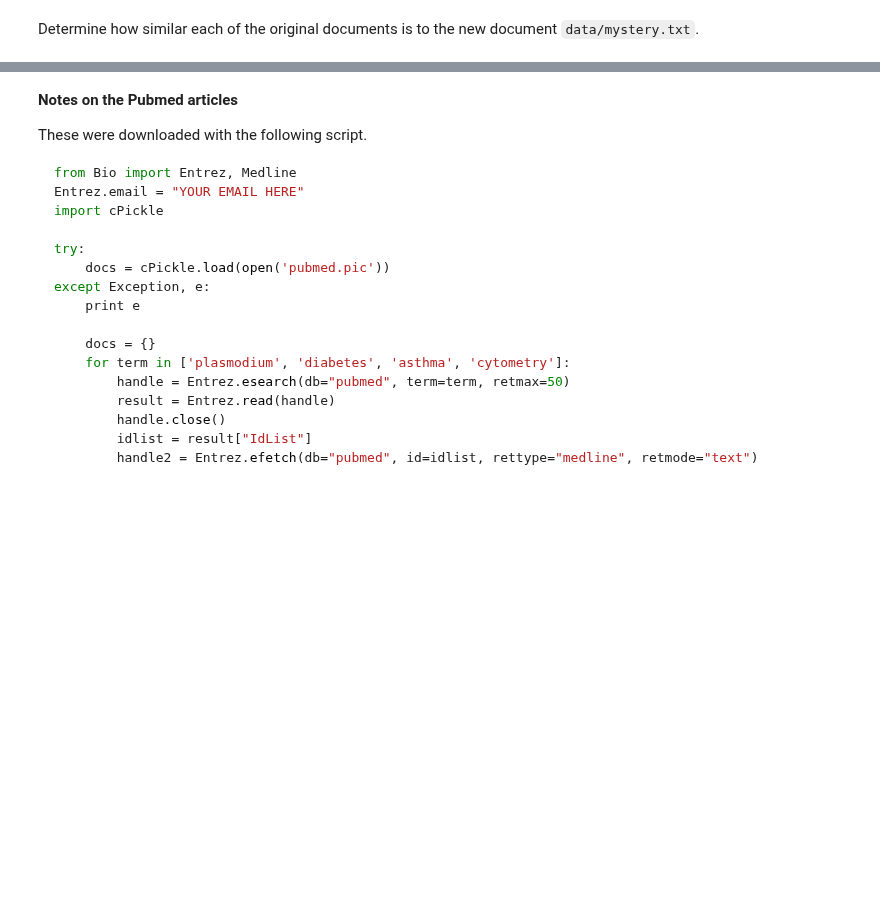
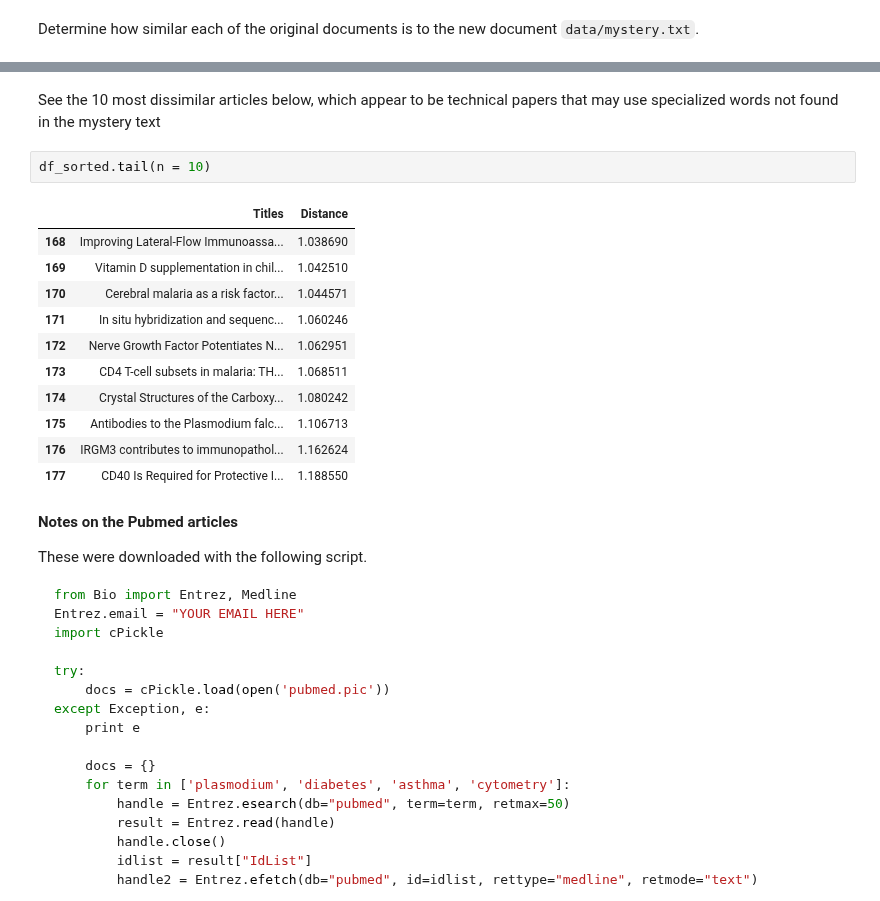
Before and after one commit to robkravec/sta-663-2021, a Jupyter notebook: notebooks/copies/homework/Homework07.ipynb, the cells around one changed output, grey strips where cells are left out. Cells and saved outputs as stored; diff of their text form; blank space fills up the shorter version.

```diff
--- a/notebooks/copies/homework/Homework07.ipynb
+++ b/notebooks/copies/homework/Homework07.ipynb
@@ -600,3 +687,19 @@ Determine how similar each of the original documents is to the new document `dat
+# %% [markdown]
+See the 10 most dissimilar articles below, which appear to be technical papers that may use specialized words not found in the mystery text
+# %%
+df_sorted.tail(n = 10)
+# %% [output]
+|  | Titles | Distance |
+| 168 | Improving Lateral-Flow Immunoassa... | 1.038690 |
+| 169 | Vitamin D supplementation in chil... | 1.042510 |
+| 170 | Cerebral malaria as a risk factor... | 1.044571 |
+| 171 | In situ hybridization and sequenc... | 1.060246 |
+| 172 | Nerve Growth Factor Potentiates N... | 1.062951 |
+| 173 | CD4 T-cell subsets in malaria: TH... | 1.068511 |
+| 174 | Crystal Structures of the Carboxy... | 1.080242 |
+| 175 | Antibodies to the Plasmodium falc... | 1.106713 |
+| 176 | IRGM3 contributes to immunopathol... | 1.162624 |
+| 177 | CD40 Is Required for Protective I... | 1.188550 |
 # %% [markdown]
 **Notes on the Pubmed articles**
 
```
Also changed, not shown: parts of 38 cells of this notebook.
